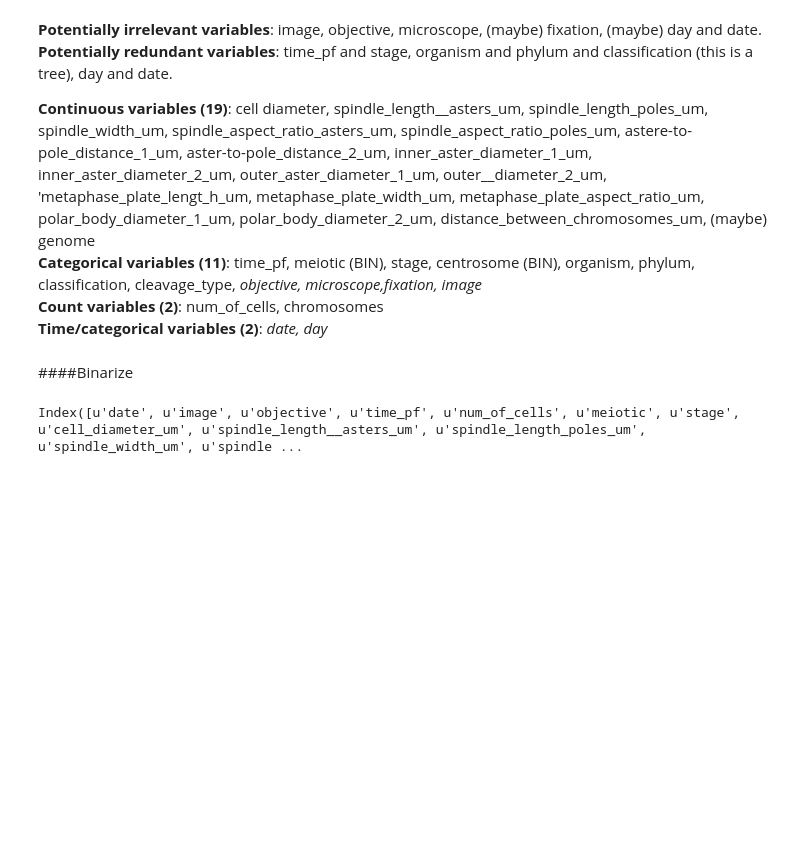
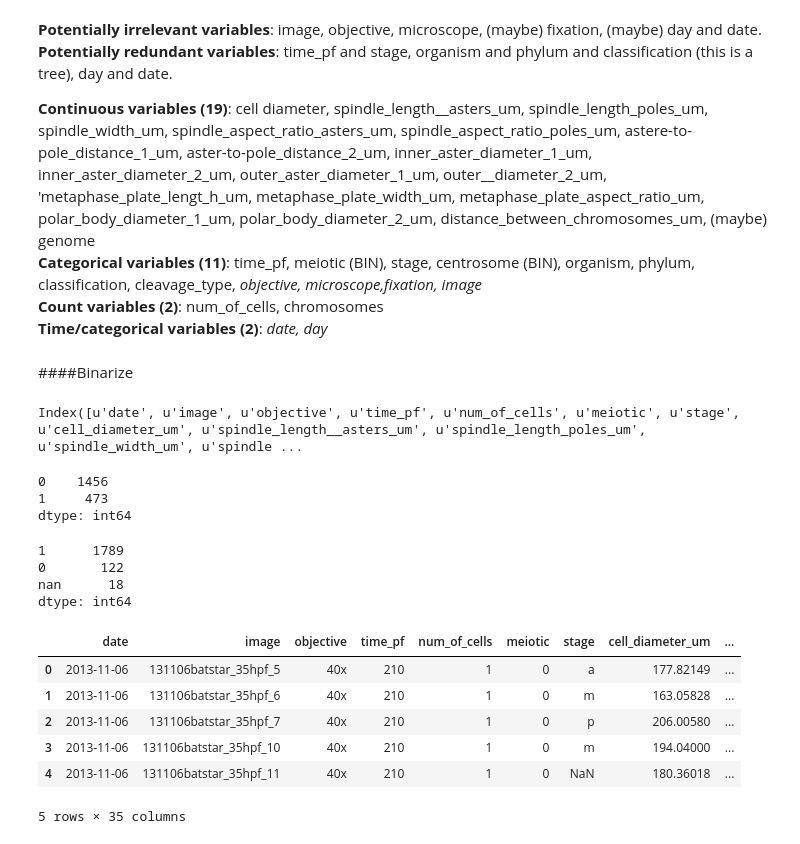
Before and after one commit to emmaggie/SPINDLE_ZOO, a Jupyter notebook: SEPTEMBER_2014/Marina_September_spindle_zoo.ipynb, the cells around one changed output. Cells and saved outputs as stored; diff of their text form; code cells hidden in the pictures; blank space fills up the shorter version.

```diff
--- a/SEPTEMBER_2014/Marina_September_spindle_zoo.ipynb
+++ b/SEPTEMBER_2014/Marina_September_spindle_zoo.ipynb
@@ -401,6 +401,8 @@ df2.phylum = df2.phylum.str.replace('Chordata','chordata')
   dm       9
   sf       7
   dtype: int64)]
+# %%
+df2.organism = df2.organism.str.replace(' ','_')
 # %%
 names=list(df2.organism.unique())
 # %%
@@ -514,6 +516,34 @@ cell diameter, spindle_length\__asters_um, spindle_length_poles_um, spindle_widt
 df2.columns
 # %% [output]
 Index([u'date', u'image', u'objective', u'time_pf', u'num_of_cells', u'meiotic', u'stage', u'cell_diameter_um', u'spindle_length__asters_um', u'spindle_length_poles_um', u'spindle_width_um', u'spindle ...
+# %%
+df2.meiotic.value_counts()
+df2.meiotic.replace({'t':1,'f':0},inplace=True)
+# %%
+df2.meiotic.value_counts()
+# %% [output]
+0    1456
+1     473
+dtype: int64
+# %%
+df2.centrosome.value_counts()
+df2.centrosome.replace({'t':1,'f':0},inplace=True)
+df2.centrosome.value_counts()
+# %% [output]
+1      1789
+0       122
+nan      18
+dtype: int64
+# %%
+df2.head()
+# %% [output]
+|  | date | image | objective | time_pf | num_of_cells | meiotic | stage | cell_diameter_um | ... |
+| 0 | 2013-11-06 | 131106batstar_35hpf_5 | 40x | 210 | 1 | 0 | a | 177.82149 | ... |
+| 1 | 2013-11-06 | 131106batstar_35hpf_6 | 40x | 210 | 1 | 0 | m | 163.05828 | ... |
+| 2 | 2013-11-06 | 131106batstar_35hpf_7 | 40x | 210 | 1 | 0 | p | 206.00580 | ... |
+| 3 | 2013-11-06 | 131106batstar_35hpf_10 | 40x | 210 | 1 | 0 | m | 194.04000 | ... |
+| 4 | 2013-11-06 | 131106batstar_35hpf_11 | 40x | 210 | 1 | 0 | NaN | 180.36018 | ... |
+5 rows × 35 columns
 # %%
 #STEP3: Fill in the missing data with the random sampling & SVD. Check ou the NNMF. Do it with DF3.
 # %%
```
Also changed, not shown: parts of 2 cells of this notebook.
